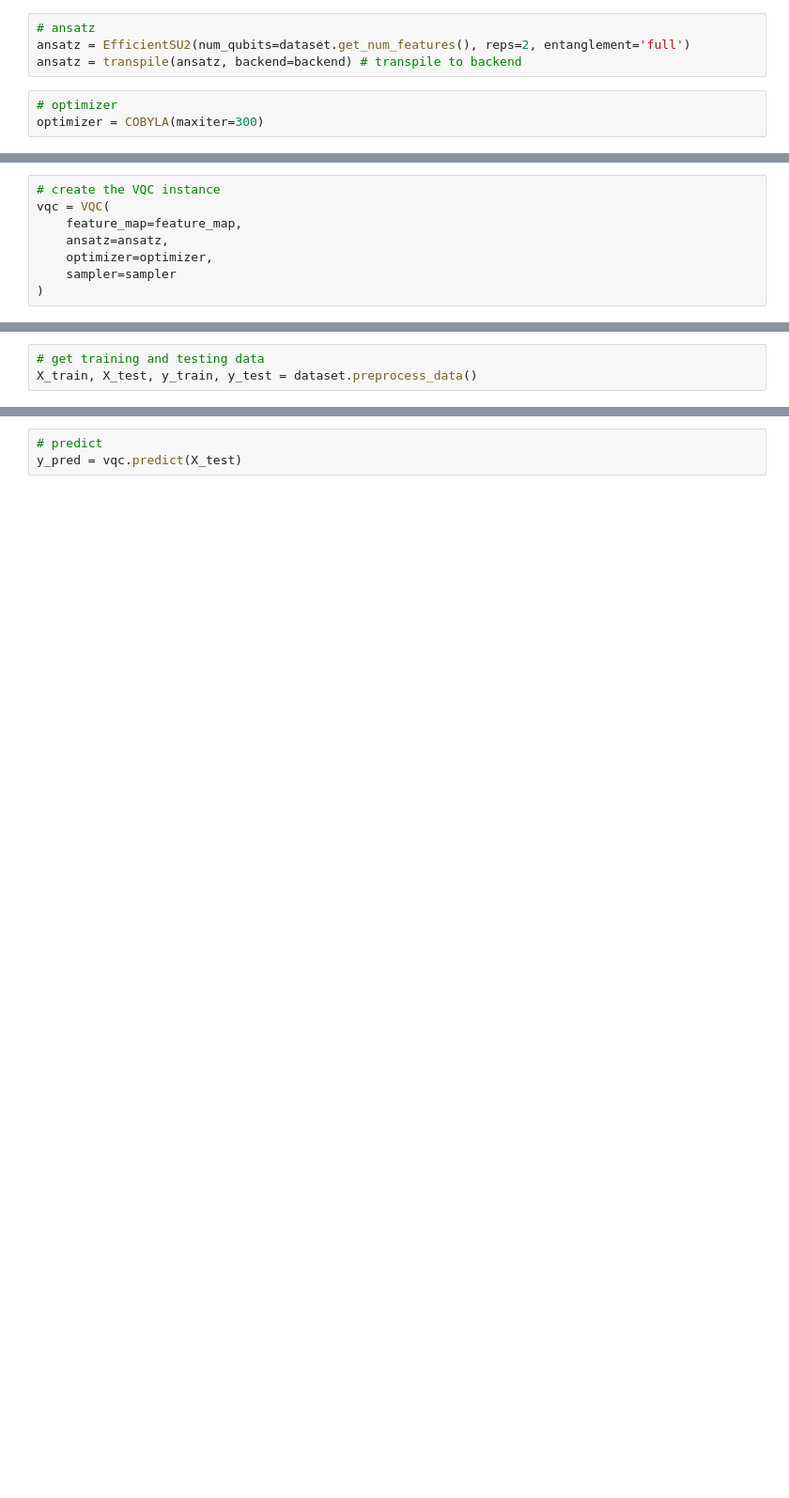
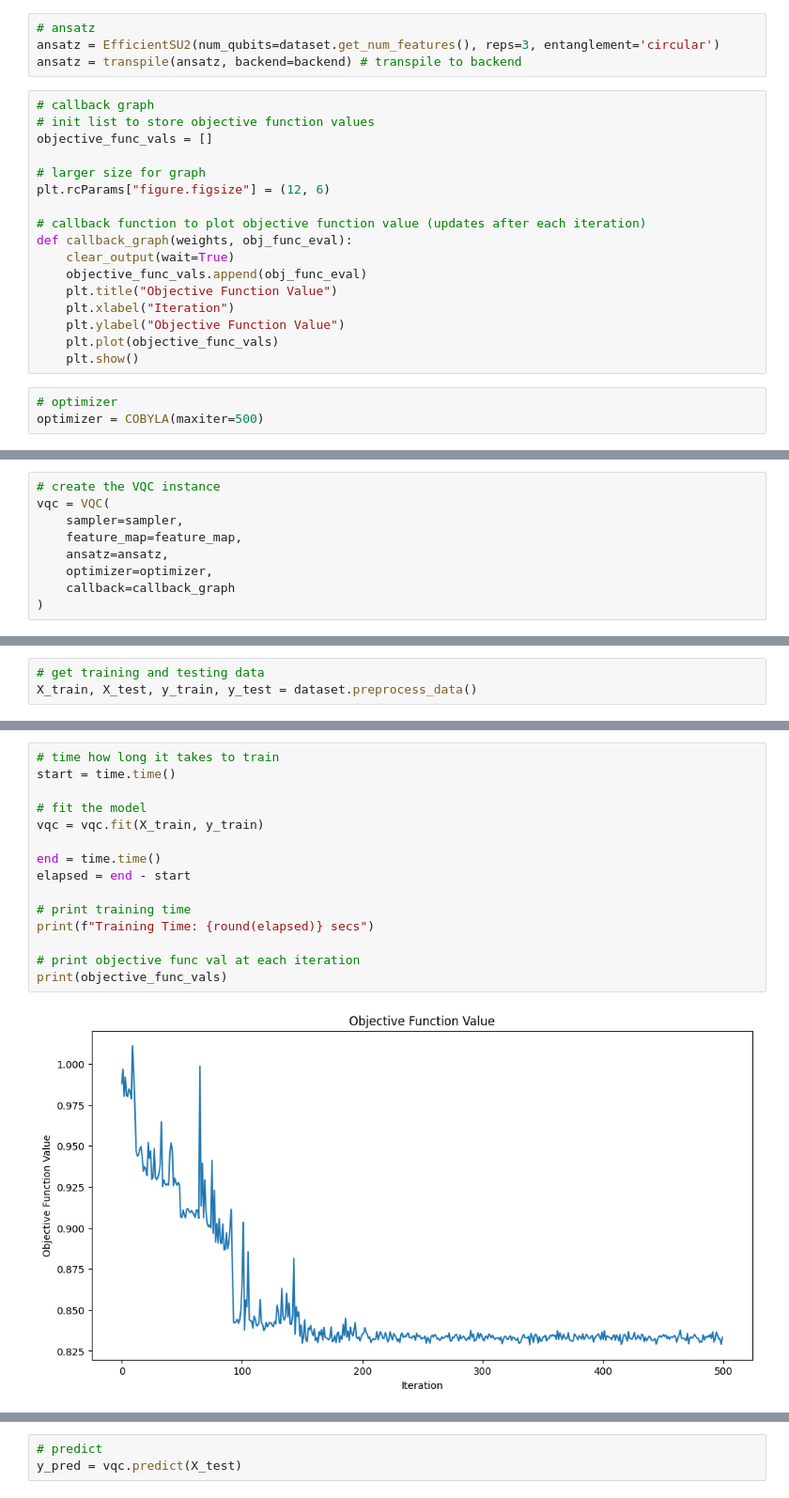
Before and after one commit to barra-white/qml-explainability-by-parts, a Jupyter notebook: training/qml/vqc-parts.ipynb, the cells around one changed output, grey strips where cells are left out. Shown: that part at 94% size. Drawn from its saved outputs; the diff is of its cells as text; blank space fills up the shorter version.

Commit message:
callback graph for vqc now working

```diff
--- a/training/qml/vqc-parts.ipynb
+++ b/training/qml/vqc-parts.ipynb
@@ -62,21 +64,39 @@ feature_map = ZZFeatureMap(feature_dimension=dataset.get_num_features(), reps=1,
 feature_map = transpile(feature_map, backend=backend) # transpile to backend
 # %%
 # ansatz
-ansatz = EfficientSU2(num_qubits=dataset.get_num_features(), reps=2, entanglement='full')
+ansatz = EfficientSU2(num_qubits=dataset.get_num_features(), reps=3, entanglement='circular')
 ansatz = transpile(ansatz, backend=backend) # transpile to backend
+# %%
+# callback graph
+# init list to store objective function values
+objective_func_vals = []
+
+# larger size for graph
+plt.rcParams["figure.figsize"] = (12, 6)
+
+# callback function to plot objective function value (updates after each iteration)
+def callback_graph(weights, obj_func_eval):
+    clear_output(wait=True)
+    objective_func_vals.append(obj_func_eval)
+    plt.title("Objective Function Value")
+    plt.xlabel("Iteration")
+    plt.ylabel("Objective Function Value")
+    plt.plot(objective_func_vals)
+    plt.show()
 # %%
 # optimizer
-optimizer = COBYLA(maxiter=300)
+optimizer = COBYLA(maxiter=500)
 # %%
 # sampler
 sampler = Sampler.from_backend(backend)
 # %%
 # create the VQC instance
 vqc = VQC(
+    sampler=sampler,
     feature_map=feature_map,
     ansatz=ansatz,
     optimizer=optimizer,
-    sampler=sampler
+    callback=callback_graph
 )
 # %% [output]
 No gradient function provided, creating a gradient function. If your Sampler requires transpilation, please provide a pass manager.
@@ -88,0 +108,17 @@ vqc = vqc.fit(X_train, y_train)
+# %%
+# time how long it takes to train
+start = time.time()
+
+# fit the model
+vqc = vqc.fit(X_train, y_train)
+
+end = time.time()
+elapsed = end - start
+
+# print training time
+print(f"Training Time: {round(elapsed)} secs")
+
+# print objective func val at each iteration
+print(objective_func_vals)
+# %% [output]
+[figure, added]
```
Also changed, not shown: parts of 15 cells of this notebook.
